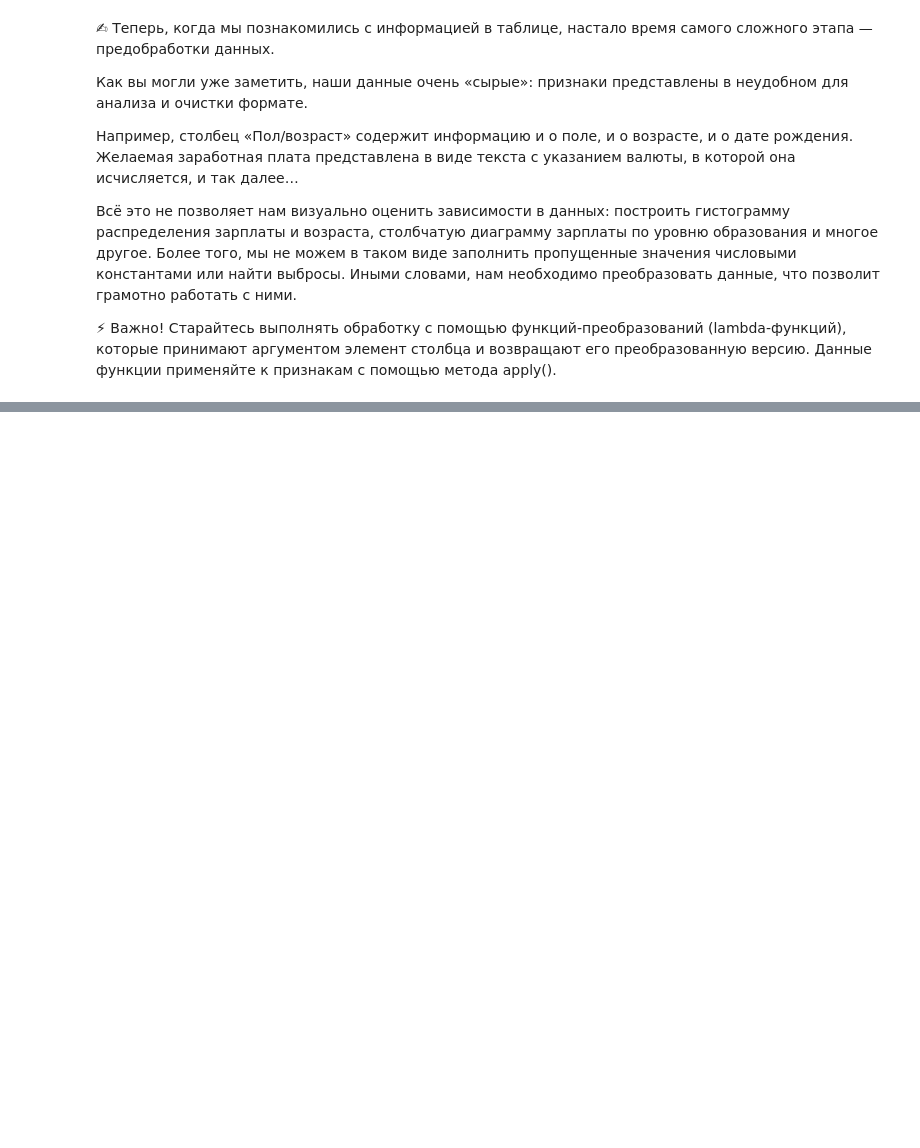
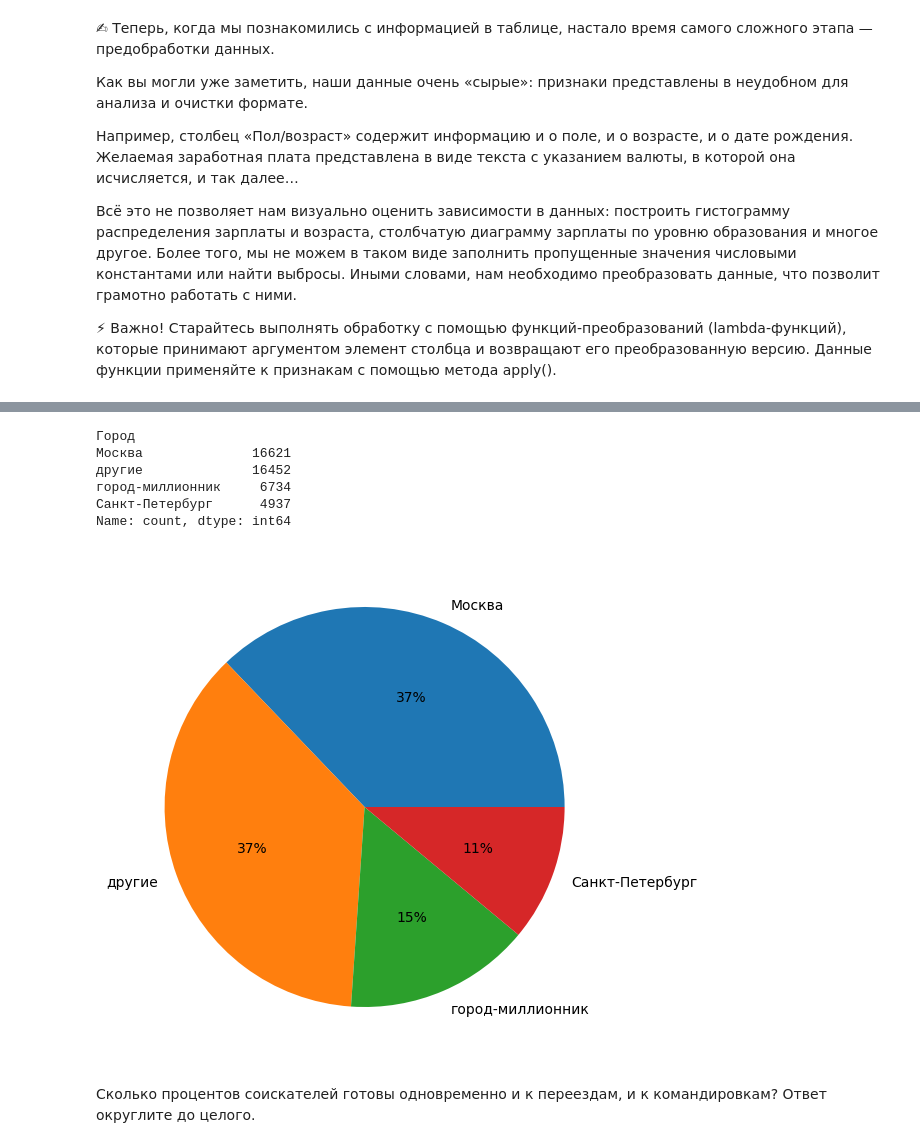
Before and after one commit to Fedgun/IDE, a Jupyter notebook: Skillfactory/Project_homework/Проект 1. Анализ резюме на HH/3. Преобразование данных.ipynb, the cells around one changed output, grey strips where cells are left out. Cells and saved outputs as stored; diff of their text form; code cells hidden in the pictures; blank space fills up the shorter version.

```diff
--- a/Skillfactory/Project_homework/Проект 1. Анализ резюме на HH/3. Преобразование данных.ipynb
+++ b/Skillfactory/Project_homework/Проект 1. Анализ резюме на HH/3. Преобразование данных.ipynb
@@ -17,0 +114,2 @@ hh_data = pd.read_csv('data/dst-3.0_16_1_hh_database.csv', sep=';')
+# %%
+hh_data =  hh_data.drop('Пол, возраст', axis = 1)
@@ -17,0 +141,17 @@ hh_data = pd.read_csv('data/dst-3.0_16_1_hh_database.csv', sep=';')
+# %%
+def get_experience(arg):
+    if arg is np.nan or arg == 'Не указано':
+        return np.nan
+    year_words=['год', 'года', 'лет']
+    month_words=['месяц', 'месяца', 'месяцев']
+    arg_splitted = arg.split(' ')[:7]
+    years = 0
+    months = 0
+    for index, item in enumerate (arg_splitted):
+        if item in year_words:
+            years = int(arg_splitted[index-1])
+        if item in month_words:
+            months = int(arg_splitted[index-1])
+    return int(years*12 + months)
+hh_data['Опыт работы (месяц)'] = hh_data['Опыт работы'].apply(get_experience)
+display(hh_data['Опыт работы (месяц)'].median())
@@ -17,0 +160,2 @@ hh_data = pd.read_csv('data/dst-3.0_16_1_hh_database.csv', sep=';')
+# %%
+hh_data =  hh_data.drop('Опыт работы', axis = 1)
@@ -17,0 +204,14 @@ hh_data = pd.read_csv('data/dst-3.0_16_1_hh_database.csv', sep=';')
+# %%
+def get_city(arg):
+    city = arg.split(' ')[0]
+    million_cities = ['Новосибирск', 'Екатеринбург', 'Нижний Новгород', 'Казань', 'Челябинск', 'Омск', 'Самара', 'Ростов-на-Дону', 'Уфа', 'Красноярск', 'Пермь', 'Воронеж', 'Волгоград' ]
+    if city == 'Москва':
+        return city
+    elif city == 'Санкт-Петербург':
+        return city
+    elif city in million_cities:
+        return 'город-миллионник'
+    else:
+        return 'другие'
+hh_data['Город'] = hh_data['Город, переезд, командировки'].apply(get_city)
+display(hh_data['Город'])
@@ -17,0 +231,20 @@ hh_data = pd.read_csv('data/dst-3.0_16_1_hh_database.csv', sep=';')
+# %%
+city_piter = hh_data['Город'].value_counts()
+fig = plt.figure(figsize=(5, 5))
+axes = fig.add_axes([0, 0, 1, 1])
+axes.pie(
+    city_piter,
+    labels=city_piter.index,
+    autopct='%.0f%%',
+);
+display(city_piter)
+# %% [output]
+Город
+Москва              16621
+другие              16452
+город-миллионник     6734
+Санкт-Петербург      4937
+Name: count, dtype: int64
+[figure, added]
+# %% [markdown]
+Сколько процентов соискателей готовы одновременно и к переездам, и к командировкам? Ответ округлите до целого.
```
Also changed, not shown: parts of 22 cells of this notebook, 35 other files.
